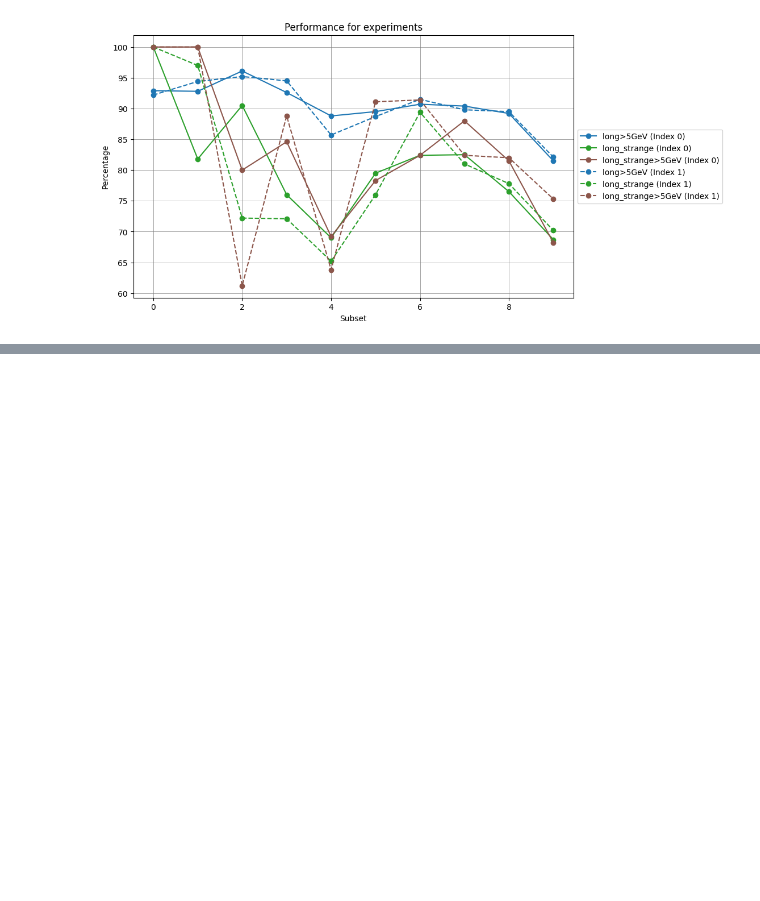
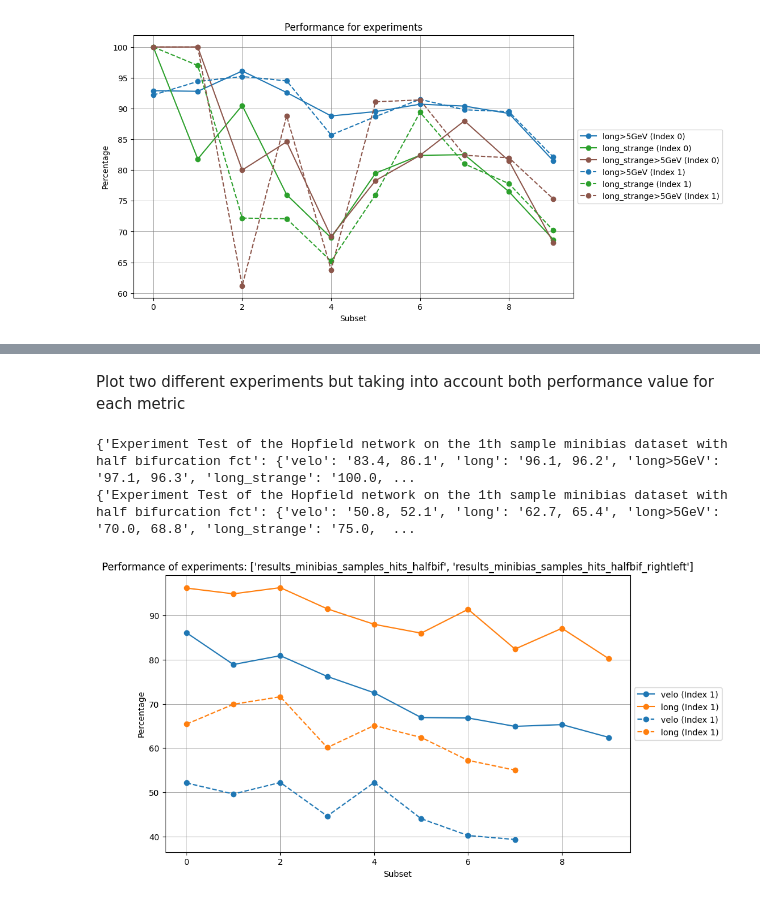
Before and after one commit to alawaree/Code_Thesis_HopfieldNetwork_VELO, a Jupyter notebook: results_analysis/plots_results.ipynb, the cells around one changed output, grey strips where cells are left out. Cells and saved outputs as stored; diff of their text form; code cells hidden in the pictures; blank space fills up the shorter version.

```diff
--- a/results_analysis/plots_results.ipynb
+++ b/results_analysis/plots_results.ipynb
@@ -854,7 +859,7 @@ def get_recon_eff_experiments_2(exp_name):
     # Return the results dictionary
     return performance_dict
 # %%
-performance_minibias_hits = get_recon_eff_experiments('results_minibias_samples_hits')
+performance_minibias_hits = get_recon_eff_experiments_2('results_minibias_samples_hits')
 print(performance_minibias_hits)
 # %% [output]
 {'Experiment Test of the Hopfield network on the 1th sample minibias dataset': {'velo': '82.3, 83.2', 'long': '94.8, 94.6', 'long>5GeV': '92.9, 92.2', 'long_strange': '100.0, 100.0', 'long_strange>5Ge ...
@@ -1078,0 +1090,48 @@ compare_same_experiment_performance_same(exp_name, metrics_names)
+# %% [markdown]
+Plot two different experiments but taking into account both performance value for each metric
+# %%
+def plot_reconstruction_eff_experiments_multiple_2(exp_names, metrics_names, idx_metrix = 1):
+    # Determine the line styles and color palettes based on the number of experiments and metrics
+    num_experiments = len(exp_names)
+    num_metrics = len(metrics_names)
+    line_styles = ['-', '--', '-.']
+    #color_palette = plt.cm.get_cmap('tab10', num_metrics)
+    color_palette = sns.color_palette("tab10", num_metrics)
+
+
+    # Get the performances for each experiment
+    performances_dict = {}
+    for exp_name in exp_names:
+        performances_dict[exp_name] = get_recon_eff_experiments_2(exp_name)
+        print(performances_dict[exp_name])
+
+    # Create the x-axis range for each experiment
+    x = [range(1, len(performances_dict[exp_name]) + 1) for exp_name in exp_names]
+
+    # Plot
+    fig, ax = plt.subplots(figsize=(10, 6))
+
+    # Plot each metric for each experiment
+    for j, exp_name in enumerate(exp_names):
+        metric_values_dict = extract_metrics_values(performances_dict[exp_name], idx_metrix)
+        for i, metric in enumerate(metric_names):
+            ax.plot(metric_values_dict[metric], marker='o', linestyle=line_styles[j % num_experiments],
+                    label=metric + ' (' + 'Index ' + str(idx_value) + ')', color=color_palette[i])
+
+
+
+    # Add labels and legend
+    ax.set_xlabel('Subset')
+    ax.set_ylabel('Percentage')
+    ax.set_title(f'Performance of experiments: {exp_names}')
+    plt.grid(True, color='grey', linewidth=0.5)
+    #ax.legend(loc='upper right')
+    ax.legend(loc='center left', bbox_to_anchor=(1, 0.5))
+# %%
+metrics_names = ['velo', 'long']
+exp_names = ['results_minibias_samples_hits_halfbif', 'results_minibias_samples_hits_halfbif_rightleft']
+plot_reconstruction_eff_experiments_multiple_2(exp_names, metrics_names, 1)
+# %% [output]
+{'Experiment Test of the Hopfield network on the 1th sample minibias dataset with half bifurcation fct': {'velo': '83.4, 86.1', 'long': '96.1, 96.2', 'long>5GeV': '97.1, 96.3', 'long_strange': '100.0, ...
+{'Experiment Test of the Hopfield network on the 1th sample minibias dataset with half bifurcation fct': {'velo': '50.8, 52.1', 'long': '62.7, 65.4', 'long>5GeV': '70.0, 68.8', 'long_strange': '75.0,  ...
+[figure, added]
```
Also changed, not shown: parts of 13 cells of this notebook.
